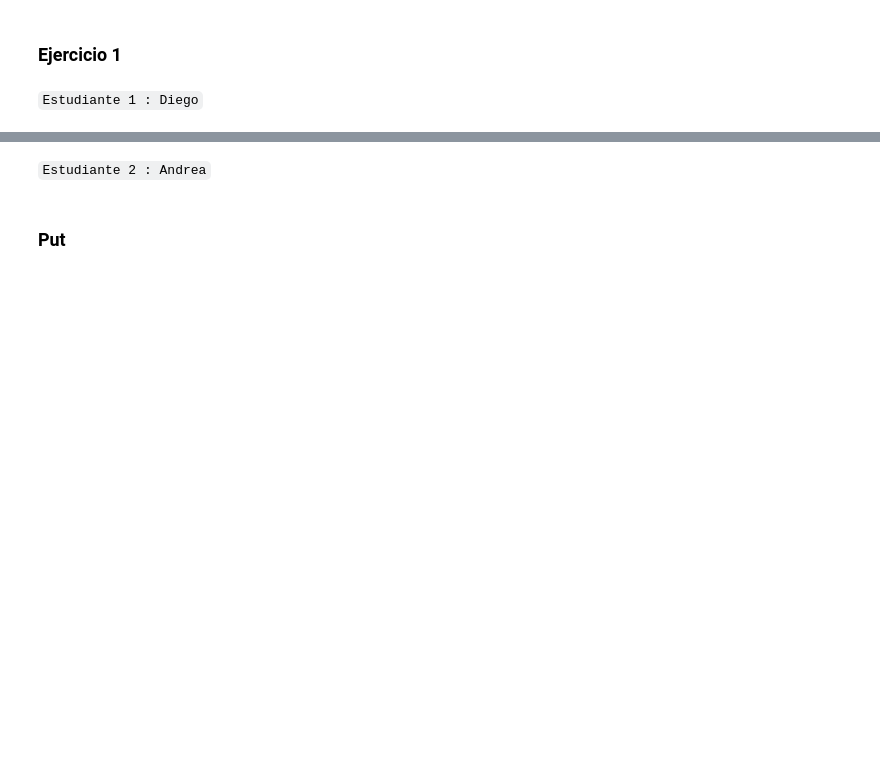
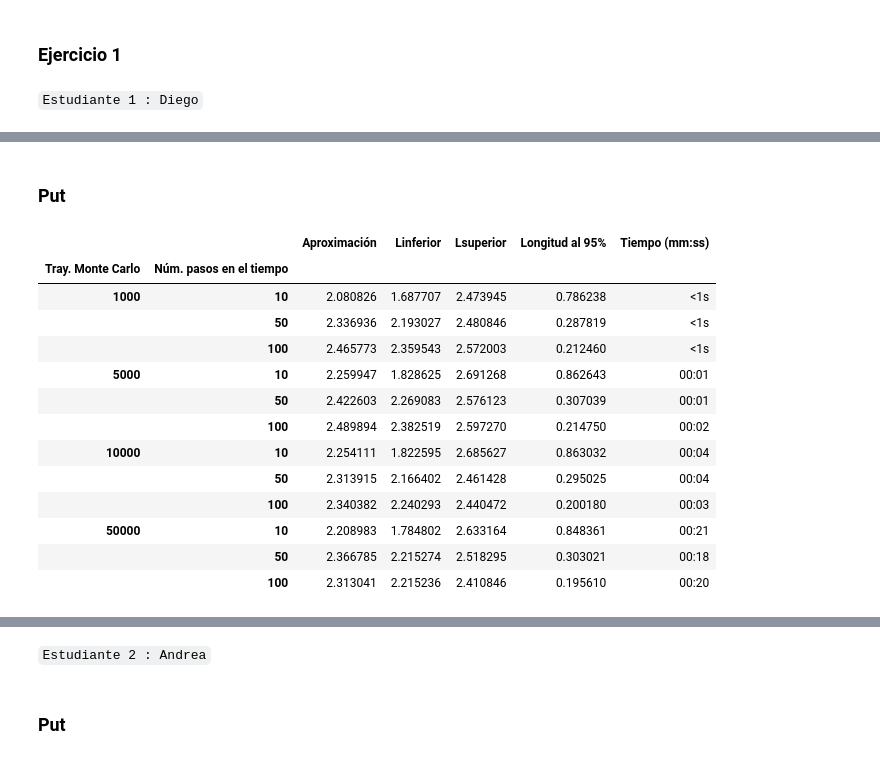
Before and after one commit to diegolazareno/Tarea9_DALopez_AFlores, a Jupyter notebook: Tarea9_DALopez_AFlores.ipynb, the cells around one changed output, grey strips where cells are left out. Cells and saved outputs as stored; diff of their text form; code cells hidden in the pictures; blank space fills up the shorter version.

```diff
--- a/Tarea9_DALopez_AFlores.ipynb
+++ b/Tarea9_DALopez_AFlores.ipynb
@@ -30,0 +162,22 @@ Observe que en esta tabla se encuentran los intervalos de confianza de la aproxi
+# %% [markdown]
+### Put
+# %%
+results2 = []
+[[results2.append(RiemannSums(mu, sigma, S0, j, i, K, "Put")) for i in NSteps] for j in Ntrajectories];
+putRiemann = pd.DataFrame(results2, index = index, columns = cols)
+putRiemann
+# %% [output]
+|  |  | Aproximación | Linferior | Lsuperior | Longitud al 95% | Tiempo (mm:ss) |
+| Tray. Monte Carlo | Núm. pasos en el tiempo |  |  |  |  |  |
+| 1000 | 10 | 2.080826 | 1.687707 | 2.473945 | 0.786238 | <1s |
+|  | 50 | 2.336936 | 2.193027 | 2.480846 | 0.287819 | <1s |
+|  | 100 | 2.465773 | 2.359543 | 2.572003 | 0.212460 | <1s |
+| 5000 | 10 | 2.259947 | 1.828625 | 2.691268 | 0.862643 | 00:01 |
+|  | 50 | 2.422603 | 2.269083 | 2.576123 | 0.307039 | 00:01 |
+|  | 100 | 2.489894 | 2.382519 | 2.597270 | 0.214750 | 00:02 |
+| 10000 | 10 | 2.254111 | 1.822595 | 2.685627 | 0.863032 | 00:04 |
+|  | 50 | 2.313915 | 2.166402 | 2.461428 | 0.295025 | 00:04 |
+|  | 100 | 2.340382 | 2.240293 | 2.440472 | 0.200180 | 00:03 |
+| 50000 | 10 | 2.208983 | 1.784802 | 2.633164 | 0.848361 | 00:21 |
+|  | 50 | 2.366785 | 2.215274 | 2.518295 | 0.303021 | 00:18 |
+|  | 100 | 2.313041 | 2.215236 | 2.410846 | 0.195610 | 00:20 |
```
Also changed, not shown: parts of 11 cells of this notebook.
